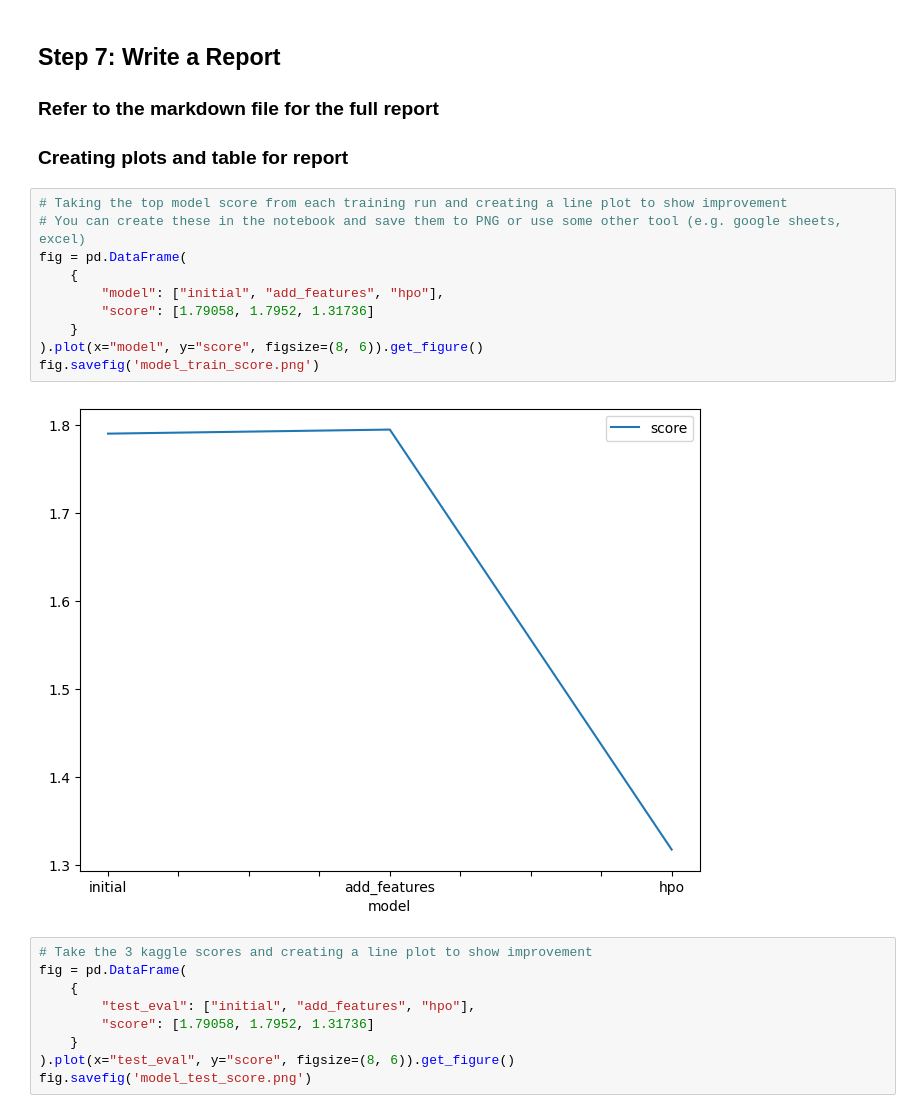
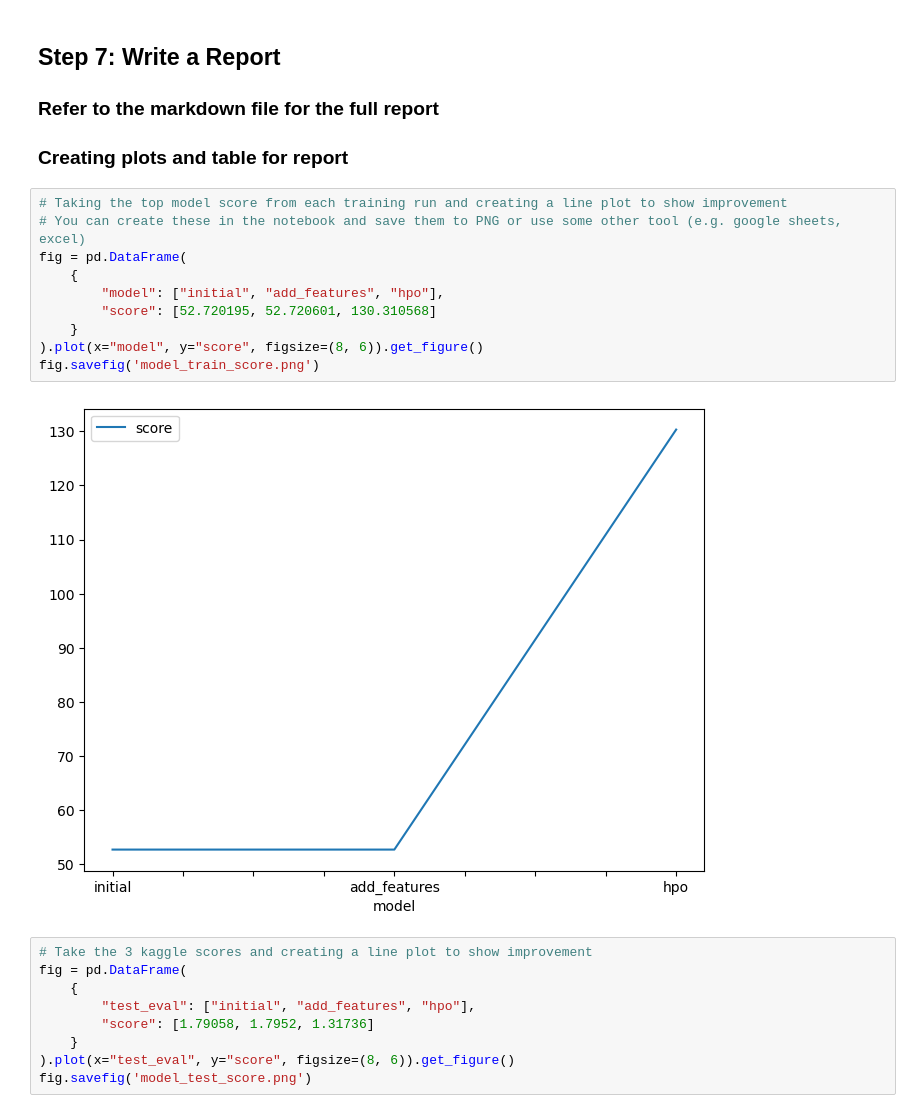
Before and after one commit to mrjrcastroc/Project-Predict-Bike-Sharing-Demand-with-AutoGluon, a Jupyter notebook: project-template.ipynb, the cells around one changed output. Drawn from its saved outputs; the diff is of its cells as text.

```diff
--- a/project-template.ipynb
+++ b/project-template.ipynb
@@ -535,15 +656,15 @@ submission.csv               2023-10-25 23:16:23  first raw submission
 # %%
 # Taking the top model score from each training run and creating a line plot to show improvement
 # You can create these in the notebook and save them to PNG or use some other tool (e.g. google sheets, excel)
 fig = pd.DataFrame(
     {
         "model": ["initial", "add_features", "hpo"],
-        "score": [1.79058, 1.7952, 1.31736]
+        "score": [52.720195, 52.720601, 130.310568]
     }
 ).plot(x="model", y="score", figsize=(8, 6)).get_figure()
 fig.savefig('model_train_score.png')
 # %% [output]
-[figure, old version]
+[figure, new version]
 # %%
 # Take the 3 kaggle scores and creating a line plot to show improvement
 fig = pd.DataFrame(
```
Also changed, not shown: parts of 23 cells of this notebook, 6 other files.
